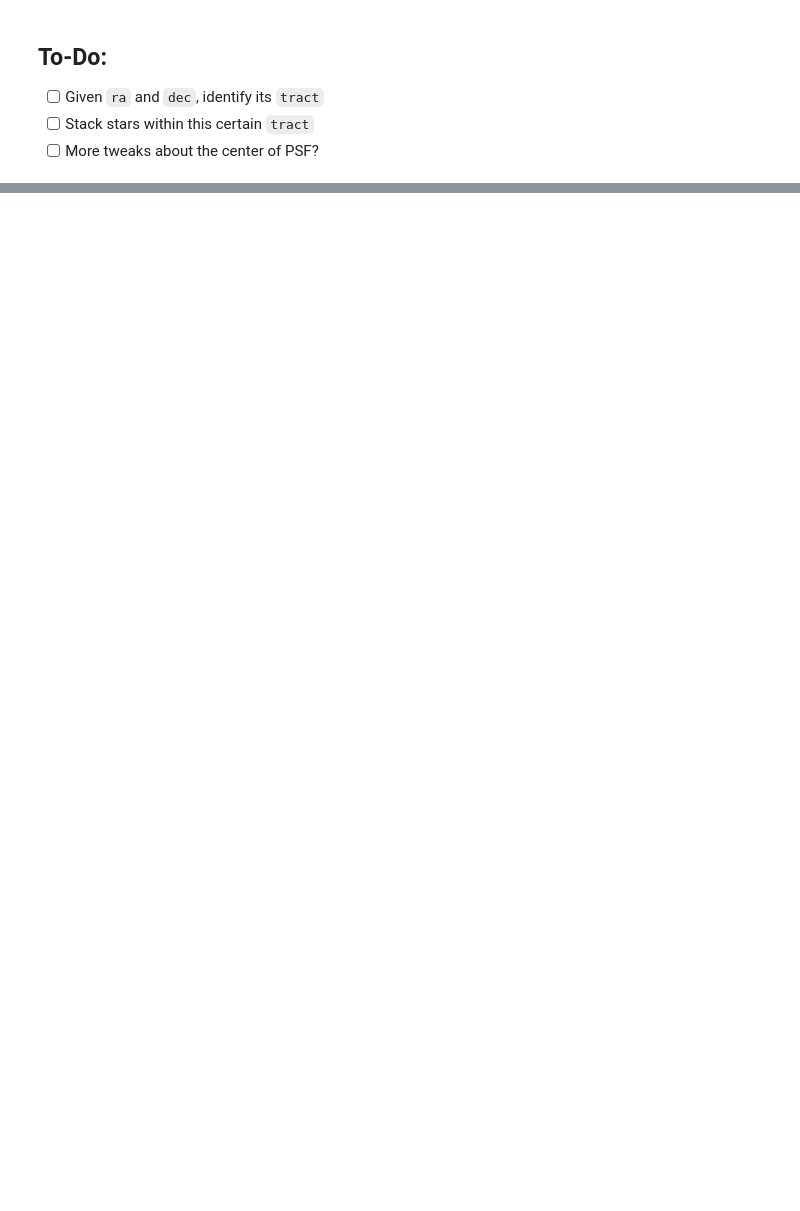
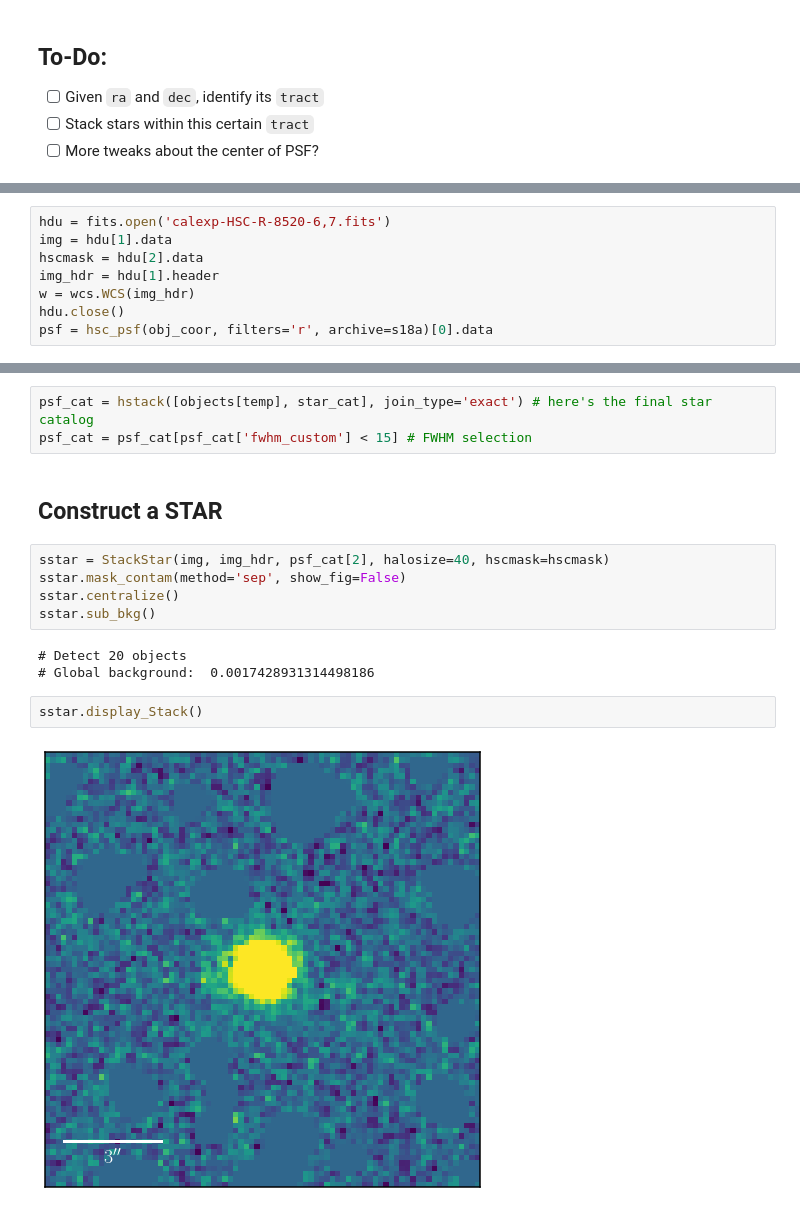
Before and after one commit to AstroJacobLi/HSC_stacking, a Jupyter notebook: PSF-stack.ipynb, the cells around one changed output, grey strips where cells are left out. Drawn from its saved outputs; the diff is of its cells as text; blank space fills up the shorter version.

Commit message:
PSF stack updates

```diff
--- a/PSF-stack.ipynb
+++ b/PSF-stack.ipynb
@@ -149,0 +66,8 @@ hsc_tricolor(obj_coor, redshift=obj['z_best'],
+# %%
+hdu = fits.open('calexp-HSC-R-8520-6,7.fits')
+img = hdu[1].data
+hscmask = hdu[2].data
+img_hdr = hdu[1].header
+w = wcs.WCS(img_hdr)
+hdu.close()
+psf = hsc_psf(obj_coor, filters='r', archive=s18a)[0].data
@@ -149,0 +96,17 @@ hsc_tricolor(obj_coor, redshift=obj['z_best'],
+# %%
+psf_cat = hstack([objects[temp], star_cat], join_type='exact') # here's the final star catalog
+psf_cat = psf_cat[psf_cat['fwhm_custom'] < 15] # FWHM selection
+# %% [markdown]
+## Construct a STAR
+# %%
+sstar = StackStar(img, img_hdr, psf_cat[2], halosize=40, hscmask=hscmask)
+sstar.mask_contam(method='sep', show_fig=False)
+sstar.centralize()
+sstar.sub_bkg()
+# %% [output]
+# Detect 20 objects
+# Global background:  0.0017428931314498186
+# %%
+sstar.display_Stack()
+# %% [output]
+[figure, added]
```
Also changed, not shown: parts of 44 cells of this notebook, 3 other files.
